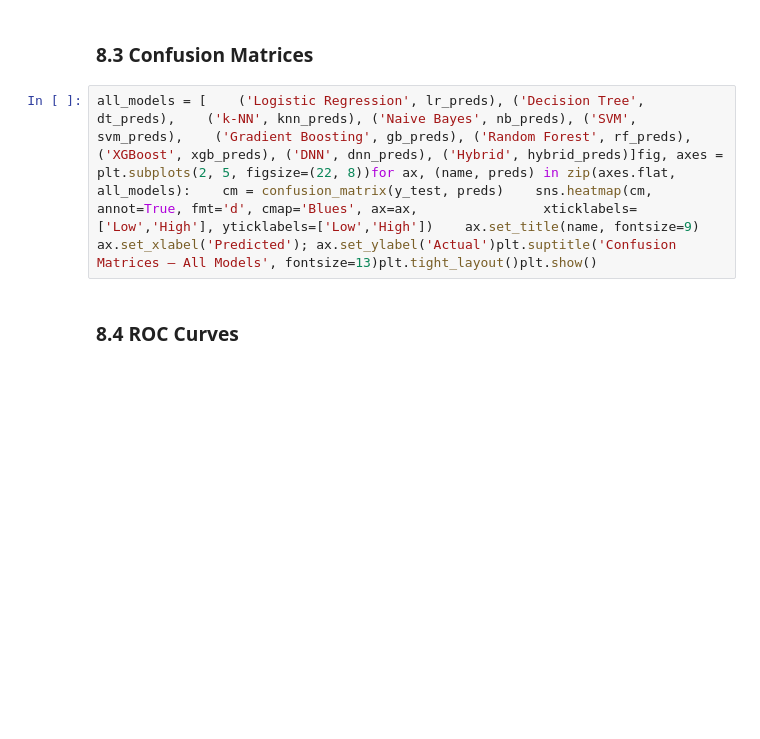
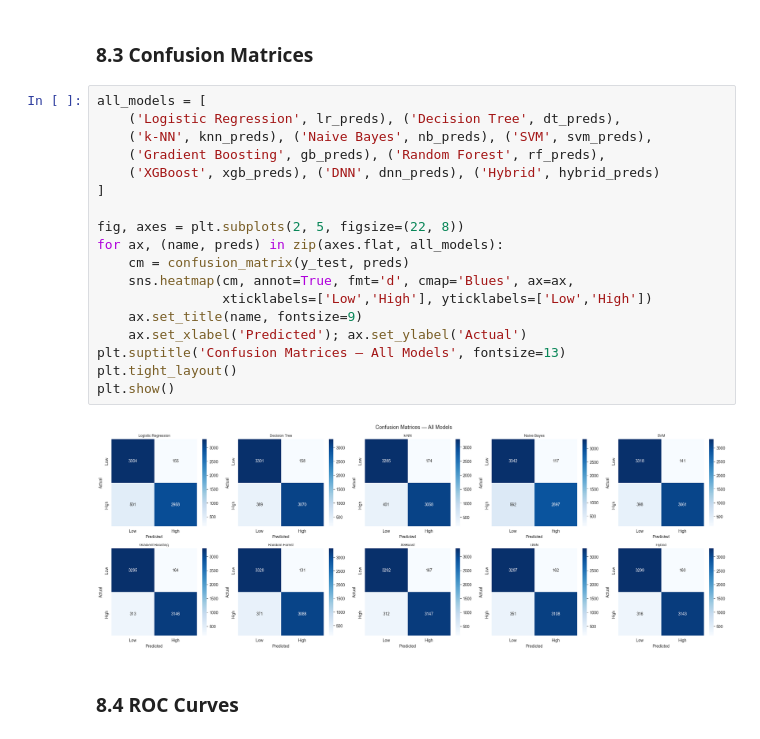
Before and after one commit to BR1WA/energy-forecast-platform, a Jupyter notebook: notebooks/fair_comparison.ipynb, the cells around one changed output. Saved outputs shown, nothing was run; the diff lists cells and outputs as text; blank space fills up the shorter version.

```diff
--- a/notebooks/fair_comparison.ipynb
+++ b/notebooks/fair_comparison.ipynb
@@ -65,7 +495,25 @@ paper_acc = {    'Logistic Regression': 0.80, 'Decision Tree': 0.82, 'k-NN': 0.8
 # %% [markdown]
 ### 8.3 Confusion Matrices
 # %%
-all_models = [    ('Logistic Regression', lr_preds), ('Decision Tree', dt_preds),    ('k-NN', knn_preds), ('Naive Bayes', nb_preds), ('SVM', svm_preds),    ('Gradient Boosting', gb_preds), ('Random Forest', rf_preds),    ('XGBoost', xgb_preds), ('DNN', dnn_preds), ('Hybrid', hybrid_preds)]fig, axes = plt.subplots(2, 5, figsize=(22, 8))for ax, (name, preds) in zip(axes.flat, all_models):    cm = confusion_matrix(y_test, preds)    sns.heatmap(cm, annot=True, fmt='d', cmap='Blues', ax=ax,                xticklabels=['Low','High'], yticklabels=['Low','High'])    ax.set_title(name, fontsize=9)    ax.set_xlabel('Predicted'); ax.set_ylabel('Actual')plt.suptitle('Confusion Matrices — All Models', fontsize=13)plt.tight_layout()plt.show()
+all_models = [
+    ('Logistic Regression', lr_preds), ('Decision Tree', dt_preds),
+    ('k-NN', knn_preds), ('Naive Bayes', nb_preds), ('SVM', svm_preds),
+    ('Gradient Boosting', gb_preds), ('Random Forest', rf_preds),
+    ('XGBoost', xgb_preds), ('DNN', dnn_preds), ('Hybrid', hybrid_preds)
+]
+
+fig, axes = plt.subplots(2, 5, figsize=(22, 8))
+for ax, (name, preds) in zip(axes.flat, all_models):
+    cm = confusion_matrix(y_test, preds)
+    sns.heatmap(cm, annot=True, fmt='d', cmap='Blues', ax=ax,
+                xticklabels=['Low','High'], yticklabels=['Low','High'])
+    ax.set_title(name, fontsize=9)
+    ax.set_xlabel('Predicted'); ax.set_ylabel('Actual')
+plt.suptitle('Confusion Matrices — All Models', fontsize=13)
+plt.tight_layout()
+plt.show()
+# %% [output]
+[figure, added]
 # %% [markdown]
 ### 8.4 ROC Curves
 # %%
```
Also changed, not shown: parts of 22 cells of this notebook, 30 other files.
